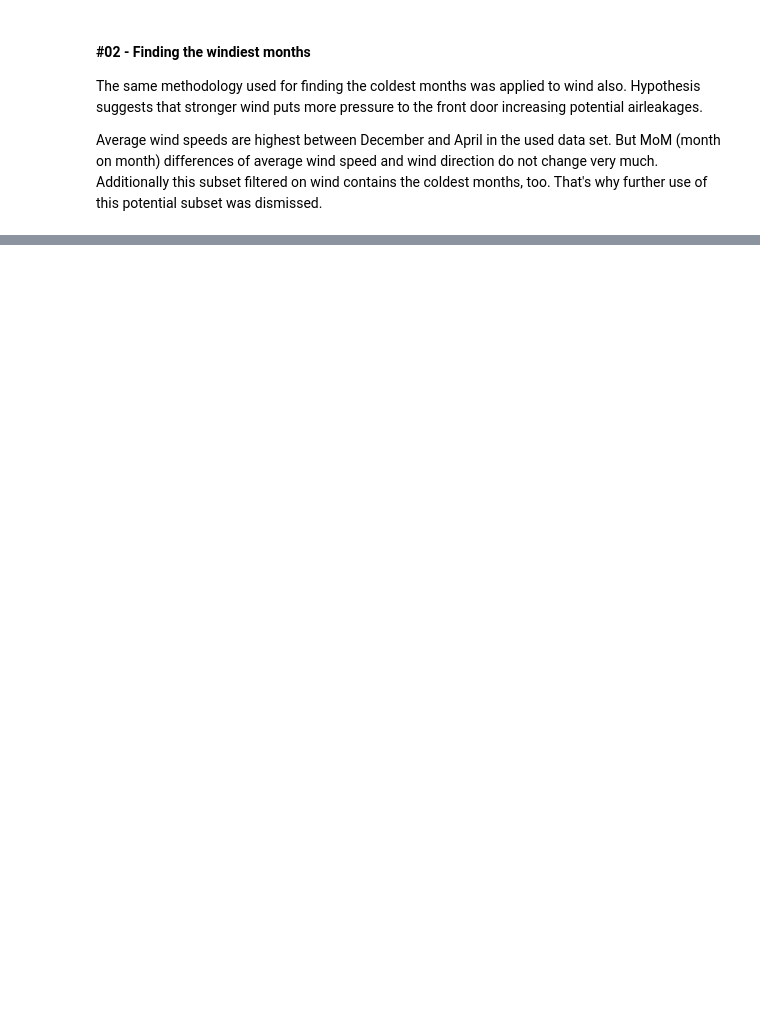
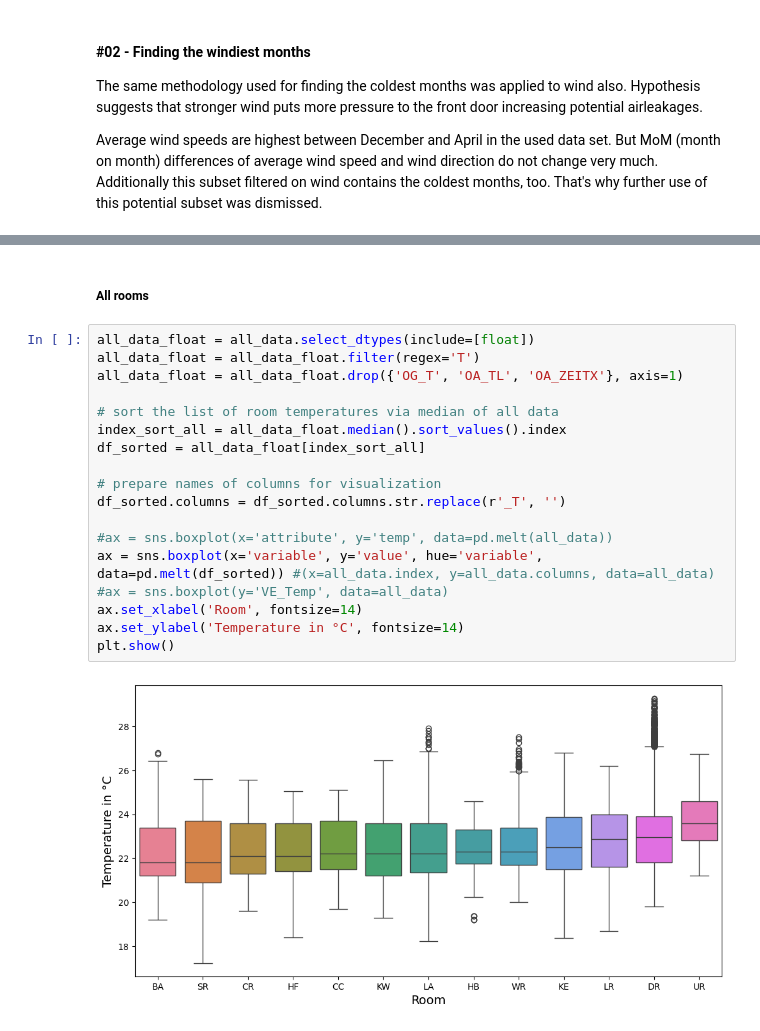
Before and after one commit to anemac1/BA_code, a Jupyter notebook: 21_all_data+subset_analyse_basic_export.ipynb, the cells around one changed output, grey strips where cells are left out. Drawn from its saved outputs; the diff is of its cells as text; blank space fills up the shorter version.

```diff
--- a/21_all_data+subset_analyse_basic_export.ipynb
+++ b/21_all_data+subset_analyse_basic_export.ipynb
@@ -326,0 +397,22 @@ std        0.245290      0.477911
+# %% [markdown]
+##### All rooms
+# %%
+all_data_float = all_data.select_dtypes(include=[float])
+all_data_float = all_data_float.filter(regex='T')
+all_data_float = all_data_float.drop({'OG_T', 'OA_TL', 'OA_ZEITX'}, axis=1)
+
+# sort the list of room temperatures via median of all data
+index_sort_all = all_data_float.median().sort_values().index
+df_sorted = all_data_float[index_sort_all]
+
+# prepare names of columns for visualization
+df_sorted.columns = df_sorted.columns.str.replace(r'_T', '')
+
+#ax = sns.boxplot(x='attribute', y='temp', data=pd.melt(all_data))
+ax = sns.boxplot(x='variable', y='value', hue='variable', data=pd.melt(df_sorted)) #(x=all_data.index, y=all_data.columns, data=all_data)
+#ax = sns.boxplot(y='VE_Temp', data=all_data)
+ax.set_xlabel('Room', fontsize=14)
+ax.set_ylabel('Temperature in °C', fontsize=14)
+plt.show()
+# %% [output]
+[figure, added]
```
Also changed, not shown: parts of 38 cells of this notebook, 2 other files.
